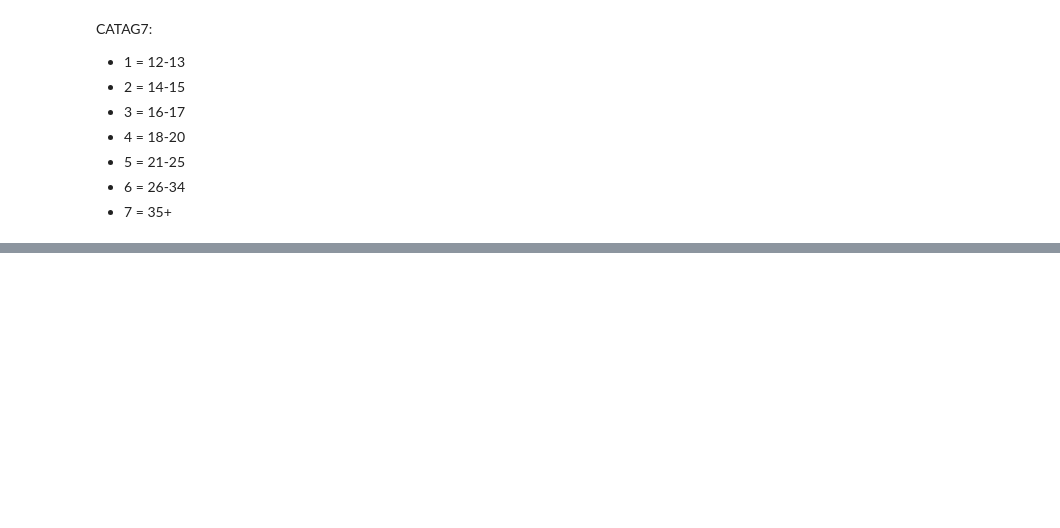
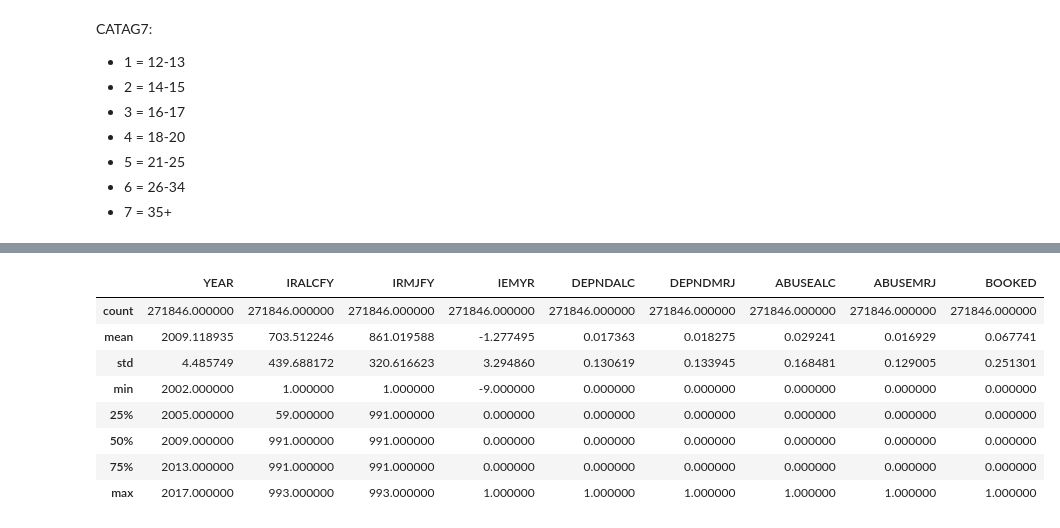
Before and after one commit to displaced-lobster/BDC2019, a Jupyter notebook: NSDUH.ipynb, the cells around one changed output, grey strips where cells are left out. Cells and saved outputs as stored; diff of their text form; code cells hidden in the pictures; blank space fills up the shorter version.

```diff
--- a/NSDUH.ipynb
+++ b/NSDUH.ipynb
@@ -675,0 +740,12 @@ reduce_file_size('./datasets/nsduh/NSDUH_2002_2017_Tab.tsv', './datasets/nsduh/b
+# %%
+df_youth.describe()
+# %% [output]
+|  | YEAR | IRALCFY | IRMJFY | IEMYR | DEPNDALC | DEPNDMRJ | ABUSEALC | ABUSEMRJ | BOOKED |
+| count | 271846.000000 | 271846.000000 | 271846.000000 | 271846.000000 | 271846.000000 | 271846.000000 | 271846.000000 | 271846.000000 | 271846.000000 |
+| mean | 2009.118935 | 703.512246 | 861.019588 | -1.277495 | 0.017363 | 0.018275 | 0.029241 | 0.016929 | 0.067741 |
+| std | 4.485749 | 439.688172 | 320.616623 | 3.294860 | 0.130619 | 0.133945 | 0.168481 | 0.129005 | 0.251301 |
+| min | 2002.000000 | 1.000000 | 1.000000 | -9.000000 | 0.000000 | 0.000000 | 0.000000 | 0.000000 | 0.000000 |
+| 25% | 2005.000000 | 59.000000 | 991.000000 | 0.000000 | 0.000000 | 0.000000 | 0.000000 | 0.000000 | 0.000000 |
+| 50% | 2009.000000 | 991.000000 | 991.000000 | 0.000000 | 0.000000 | 0.000000 | 0.000000 | 0.000000 | 0.000000 |
+| 75% | 2013.000000 | 991.000000 | 991.000000 | 0.000000 | 0.000000 | 0.000000 | 0.000000 | 0.000000 | 0.000000 |
+| max | 2017.000000 | 993.000000 | 993.000000 | 1.000000 | 1.000000 | 1.000000 | 1.000000 | 1.000000 | 1.000000 |
```
Also changed, not shown: parts of 16 cells of this notebook, 13 other files.
